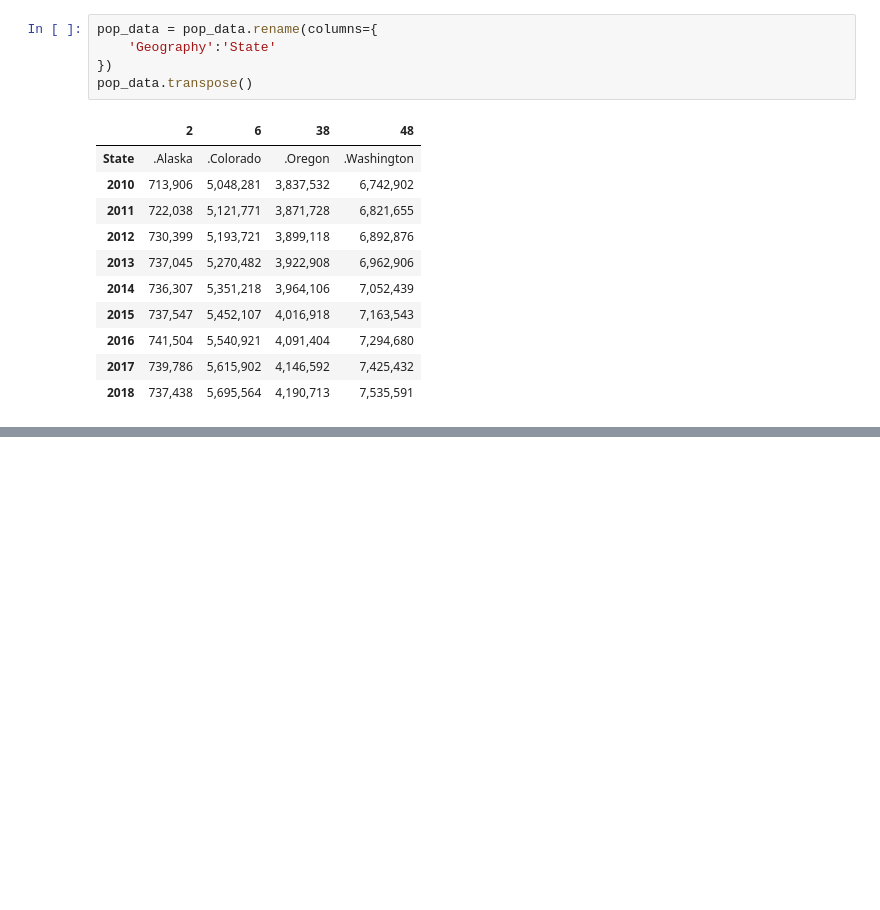
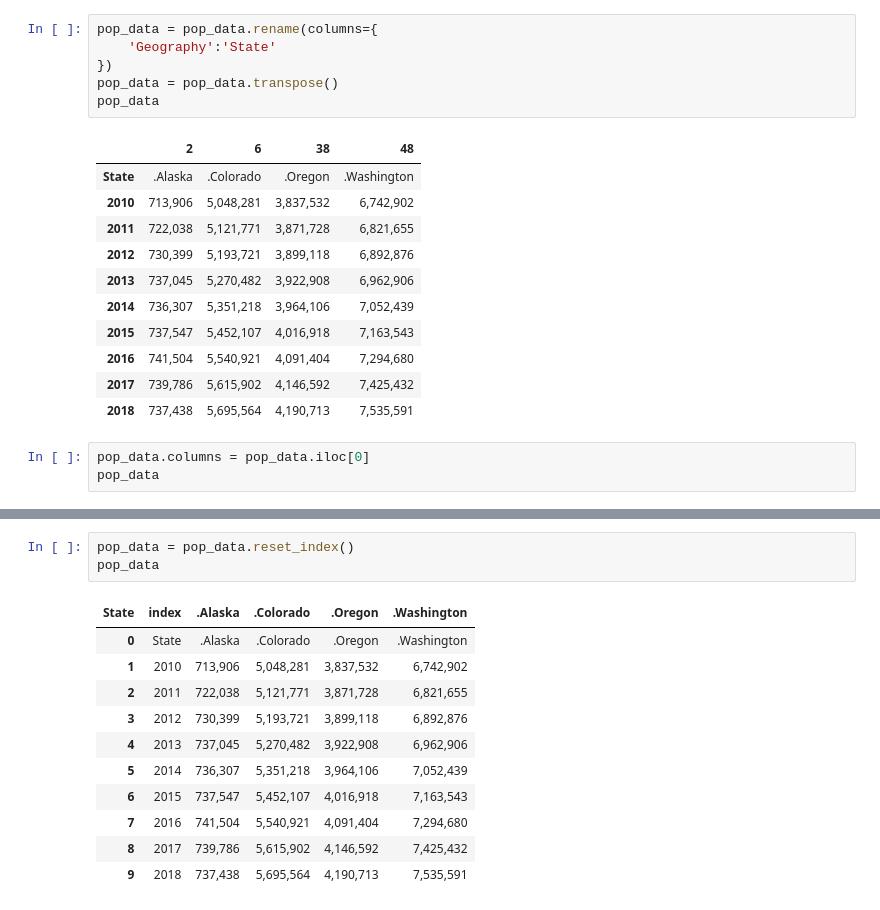
Before and after one commit to chane-d/group-project-one, a Jupyter notebook: SALES_Jason/Project1_jason.ipynb, the cells around one changed output, grey strips where cells are left out. Cells and saved outputs as stored; diff of their text form; blank space fills up the shorter version.

```diff
--- a/SALES_Jason/Project1_jason.ipynb
+++ b/SALES_Jason/Project1_jason.ipynb
@@ -501,7 +421,8 @@ pop_data
 pop_data = pop_data.rename(columns={
     'Geography':'State'
 })
-pop_data.transpose()
+pop_data = pop_data.transpose()
+pop_data
 # %% [output]
 |  | 2 | 6 | 38 | 48 |
 | State | .Alaska | .Colorado | .Oregon | .Washington |
@@ -514,3 +435,6 @@ pop_data.transpose()
 | 2016 | 741,504 | 5,540,921 | 4,091,404 | 7,294,680 |
 | 2017 | 739,786 | 5,615,902 | 4,146,592 | 7,425,432 |
 | 2018 | 737,438 | 5,695,564 | 4,190,713 | 7,535,591 |
+# %%
+pop_data.columns = pop_data.iloc[0]
+pop_data
@@ -516,0 +453,15 @@ pop_data.transpose()
+# %%
+pop_data = pop_data.reset_index()
+pop_data
+# %% [output]
+| State | index | .Alaska | .Colorado | .Oregon | .Washington |
+| 0 | State | .Alaska | .Colorado | .Oregon | .Washington |
+| 1 | 2010 | 713,906 | 5,048,281 | 3,837,532 | 6,742,902 |
+| 2 | 2011 | 722,038 | 5,121,771 | 3,871,728 | 6,821,655 |
+| 3 | 2012 | 730,399 | 5,193,721 | 3,899,118 | 6,892,876 |
+| 4 | 2013 | 737,045 | 5,270,482 | 3,922,908 | 6,962,906 |
+| 5 | 2014 | 736,307 | 5,351,218 | 3,964,106 | 7,052,439 |
+| 6 | 2015 | 737,547 | 5,452,107 | 4,016,918 | 7,163,543 |
+| 7 | 2016 | 741,504 | 5,540,921 | 4,091,404 | 7,294,680 |
+| 8 | 2017 | 739,786 | 5,615,902 | 4,146,592 | 7,425,432 |
+| 9 | 2018 | 737,438 | 5,695,564 | 4,190,713 | 7,535,591 |
```
Also changed, not shown: parts of 11 cells of this notebook, 1 other file.
